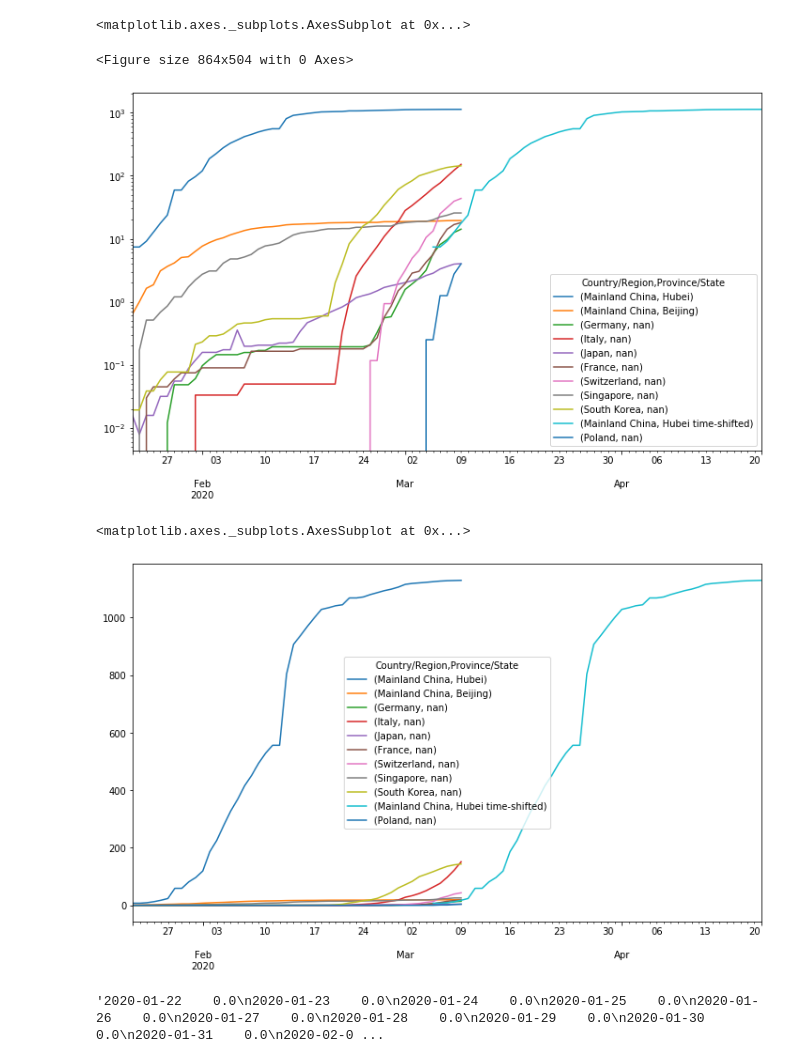
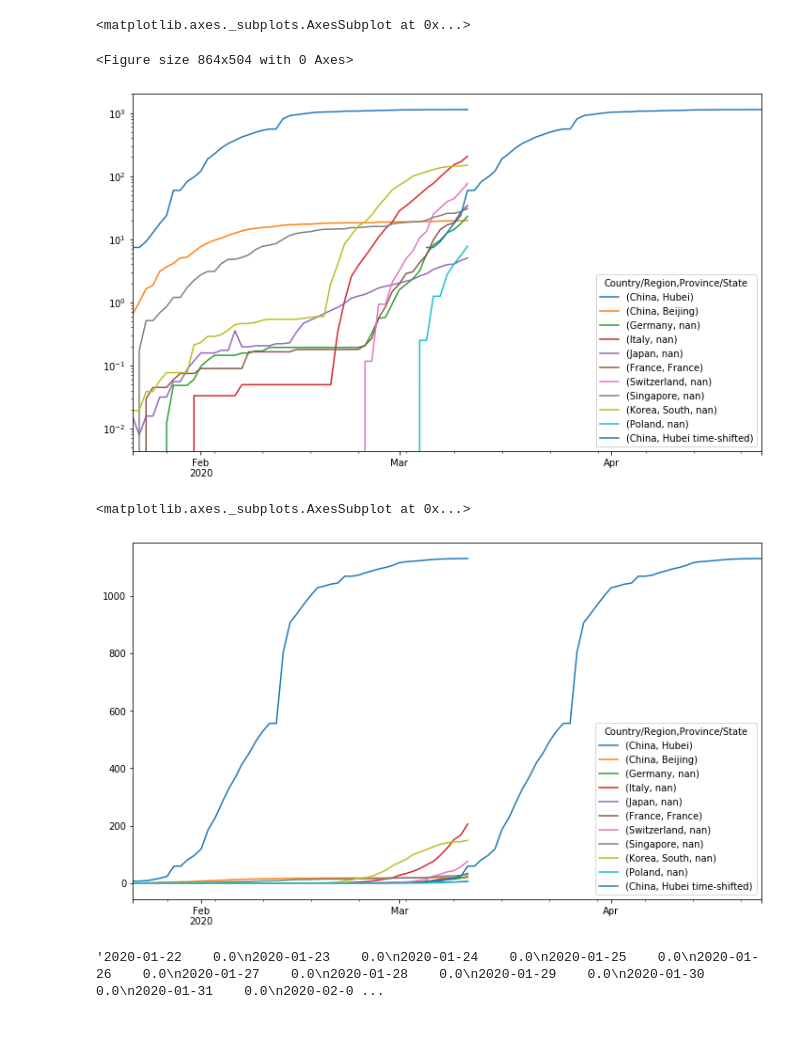
Before and after one commit to matsim-vsp/COVID-19, a Jupyter notebook: csse_covid_19_data/csse_covid_19_time_series/Untitled.ipynb, the cells around one changed output. Cells and saved outputs as stored; diff of their text form; code cells hidden in the pictures; blank space fills up the shorter version.

```diff
--- a/csse_covid_19_data/csse_covid_19_time_series/Untitled.ipynb
+++ b/csse_covid_19_data/csse_covid_19_time_series/Untitled.ipynb
@@ -85,5 +49,5 @@ df5.head(3)
 # %%
 # convert index to dateTime:
-df5.index = pd.DatetimeIndex(df5.index)
-df5.loc[:,('Poland',np.nan)]
+df4.index = pd.DatetimeIndex(df4.index)
+df4.head(3)
 # %% [output]
@@ -107,15 +81,15 @@ Name: (Poland, nan), dtype: float64
 # %%
 # divide by population density.  first had this via separate csv files,
 # but the "countries" are not stable in the upstream data
-df5.loc[:,('Mainland China','Beijing')] /= 22.
-df5.loc[:,('Mainland China','Hubei')] /= 60.
-df5.loc[:,('Japan',np.nan)] /= 126.8
-df5.loc[:,('South Korea',np.nan)] /= 52.
-df5.loc[:,('Singapore',np.nan)] /= 5.85
-df5.loc[:,('France',np.nan)] /= 67.
-df5.loc[:,('Germany',np.nan)] /= 82.79
-df5.loc[:,('Italy',np.nan)] /= 60.5
-df5.loc[:,('Switzerland',np.nan)] /= 8.57
-df5.loc[:,('Poland',np.nan)] /= 4.
-df5.loc[:,('Poland',np.nan)]
+df6.loc[:,('China','Beijing')] /= 22.
+df6.loc[:,('China','Hubei')] /= 60.
+df6.loc[:,('Japan',np.nan)] /= 126.8
+df6.loc[:,('Korea, South',np.nan)] /= 52.
+df6.loc[:,('Singapore',np.nan)] /= 5.85
+df6.loc[:,('France','France')] /= 67.
+df6.loc[:,('Germany',np.nan)] /= 82.79
+df6.loc[:,('Italy',np.nan)] /= 60.5
+df6.loc[:,('Switzerland',np.nan)] /= 8.57
+df6.loc[:,('Poland',np.nan)] /= 4.
+df6.head(3)
 # %% [output]
@@ -139,7 +101,7 @@ Name: (Poland, nan), dtype: float64
 # %%
 # time-shifted Hubei values:
-hb = df5["Mainland China","Hubei"]
+hb = df6["China","Hubei"]
 hb.index = pd.date_range(start="2020-03-05",periods=hb.size)
-hb.name=("Mainland China","Hubei time-shifted")
+hb.name=("China","Hubei time-shifted")
 hb.tail(3)
 # %% [output]
@@ -150,4 +112,4 @@ Freq: D, Name: (Mainland China, Hubei time-shifted), dtype: float64
 # %%
-df5b = pd.concat([df5,hb],axis=1) #.fillna(value=0)
-df5b.loc['2020-03-08':'2020-03-10',('Germany',np.nan)]
+df6b = pd.concat([df6,hb],axis=1) #.fillna(value=0)
+df6b.loc['2020-03-10':'2020-03-15',:]
 # %% [output]
@@ -182,17 +124,17 @@ df6.tail(5)
 # %%
 plt.close('all')
 plt.rcParams['figure.figsize']=[12,7]
 plt.figure()
-df6.plot(kind='line',logy=True)
+df6b.plot(kind='line',logy=True)
 # %% [output]
 <matplotlib.axes._subplots.AxesSubplot at 0x...>
 <Figure size 864x504 with 0 Axes>
-[figure, old version]
+[figure, new version]
 # %%
-df6.plot(kind='line')
+df6b.plot(kind='line')
 # %% [output]
 <matplotlib.axes._subplots.AxesSubplot at 0x...>
-[figure, old version]
+[figure, new version]
 # %%
 df6.loc[:,('Poland',np.nan)].to_string()
 # %% [output]
```
Also changed, not shown: parts of 13 cells of this notebook.
